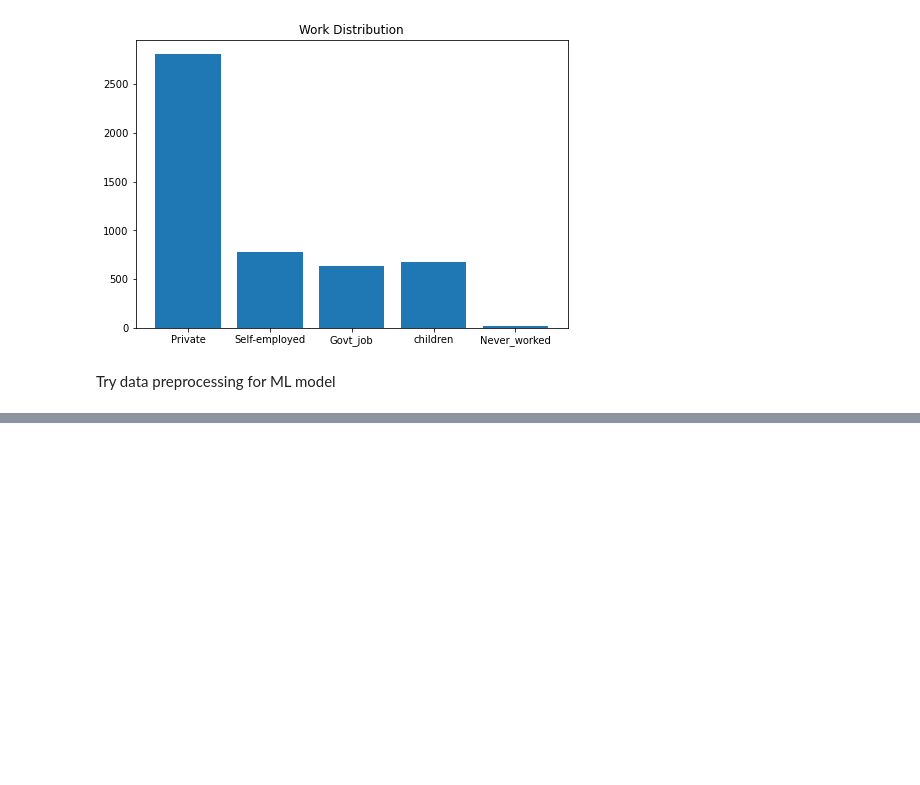
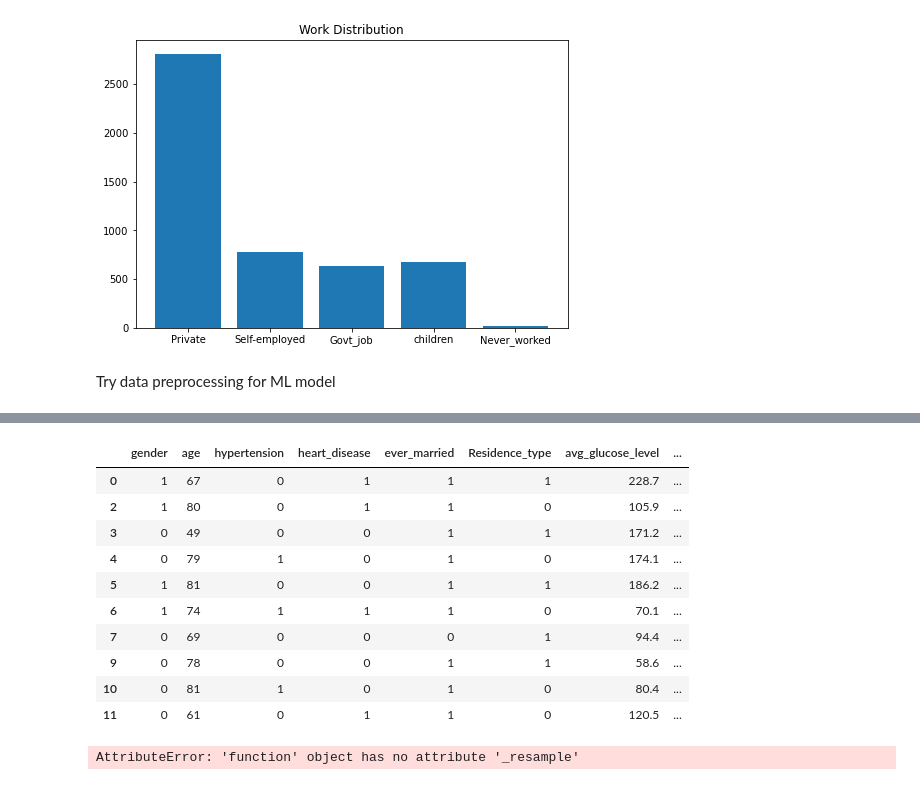
Before and after one commit to cmmoreno9/practice_stroke_dataset, a Jupyter notebook: stroke_data_exploration_practice.ipynb, the cells around one changed output, grey strips where cells are left out. Drawn from its saved outputs; the diff is of its cells as text; code cells hidden in the pictures; blank space fills up the shorter version.

```diff
--- a/stroke_data_exploration_practice.ipynb
+++ b/stroke_data_exploration_practice.ipynb
@@ -225,0 +263,4 @@ Try data preprocessing for ML model
+# %%
+# look at glucose level for binning
+glucose_df = corr_df["avg_glucose_level"].value_counts()
+glucose_df
@@ -225,0 +285,10 @@ Try data preprocessing for ML model
+# %%
+# Determine which values to replace if counts are less than ...?
+replace_glucose= glucose_df[glucose_df < 3].index.tolist()
+
+# Replace in dataframe
+for glucose in replace_glucose:
+    corr_df.avg_glucose_level = corr_df.avg_glucose_level.replace(glucose,"Other")
+
+# Check to make sure binning was successful
+corr_df.avg_glucose_level.value_counts()
@@ -225,0 +330,31 @@ Try data preprocessing for ML model
+# %%
+#encode object types that only have two categories first
+enc = preprocessing.LabelEncoder()
+corr_df["gender"] = enc.fit_transform(corr_df["gender"])
+corr_df["ever_married"] = enc.fit_transform(corr_df["ever_married"])
+corr_df["Residence_type"] = enc.fit_transform(corr_df["Residence_type"])
+# %%
+#get dummies for work type and smoking status that have multiple categories
+corr_df= pd.get_dummies(corr_df)
+corr_df.head(10)
+# %% [output]
+|  | gender | age | hypertension | heart_disease | ever_married | Residence_type | avg_glucose_level | ... |
+| 0 | 1 | 67 | 0 | 1 | 1 | 1 | 228.7 | ... |
+| 2 | 1 | 80 | 0 | 1 | 1 | 0 | 105.9 | ... |
+| 3 | 0 | 49 | 0 | 0 | 1 | 1 | 171.2 | ... |
+| 4 | 0 | 79 | 1 | 0 | 1 | 0 | 174.1 | ... |
+| 5 | 1 | 81 | 0 | 0 | 1 | 1 | 186.2 | ... |
+| 6 | 1 | 74 | 1 | 1 | 1 | 0 | 70.1 | ... |
+| 7 | 0 | 69 | 0 | 0 | 0 | 1 | 94.4 | ... |
+| 9 | 0 | 78 | 0 | 0 | 1 | 1 | 58.6 | ... |
+| 10 | 0 | 81 | 1 | 0 | 1 | 0 | 80.4 | ... |
+| 11 | 0 | 61 | 0 | 1 | 1 | 0 | 120.5 | ... |
+# %%
+#logistic regression using SMOTE
+x_variables = corr_df.drop(columns = ["stroke"])
+y = corr_df["stroke"]
+
+smote = SMOTE (random_state = 101)
+x_sm, y_sm = smote.fit._resample(x_variables, y)
+# %% [output]
+AttributeError: 'function' object has no attribute '_resample'
```
Also changed, not shown: parts of 8 cells of this notebook.
